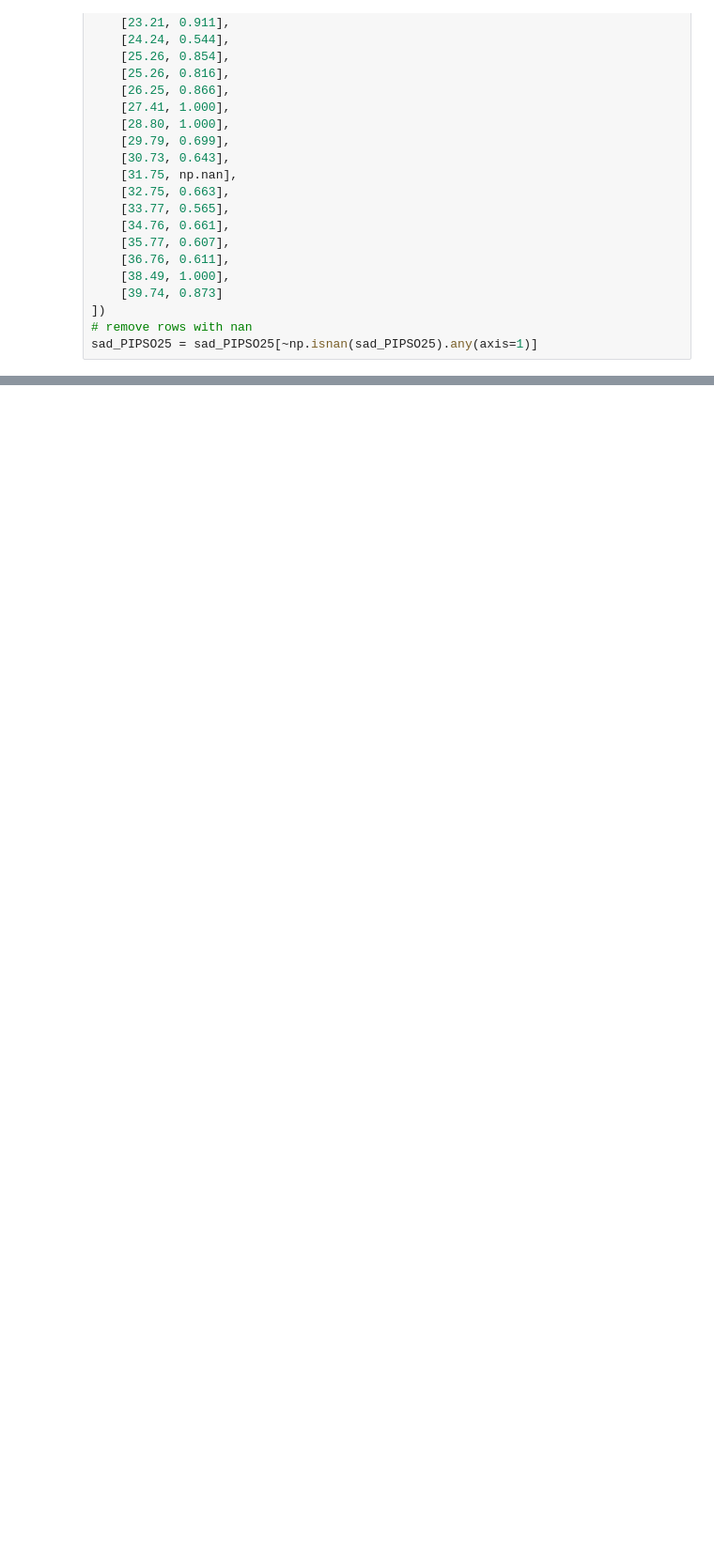
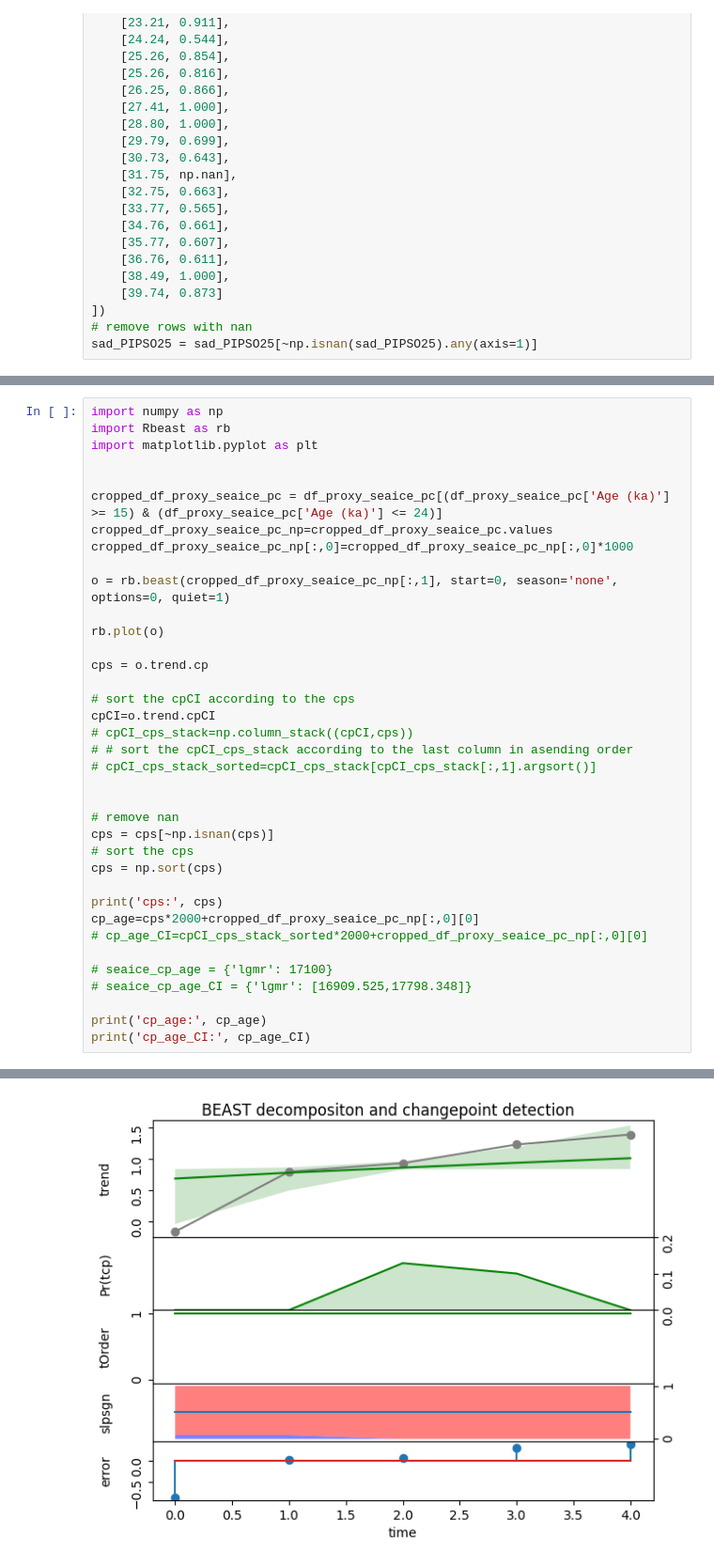
Before and after one commit to Peisong-Zheng/Last_deglaciation, a Jupyter notebook: Figure3_v12.ipynb, the cells around one changed output, grey strips where cells are left out. Shown at 94% size. Drawn from its saved outputs; the diff is of its cells as text; blank space fills up the shorter version.

```diff
--- a/Figure3_v12.ipynb
+++ b/Figure3_v12.ipynb
@@ -1068,0 +1187,38 @@ plt.show()
+# %%
+import numpy as np
+import Rbeast as rb
+import matplotlib.pyplot as plt
+
+
+cropped_df_proxy_seaice_pc = df_proxy_seaice_pc[(df_proxy_seaice_pc['Age (ka)'] >= 15) & (df_proxy_seaice_pc['Age (ka)'] <= 24)]
+cropped_df_proxy_seaice_pc_np=cropped_df_proxy_seaice_pc.values
+cropped_df_proxy_seaice_pc_np[:,0]=cropped_df_proxy_seaice_pc_np[:,0]*1000
+
+o = rb.beast(cropped_df_proxy_seaice_pc_np[:,1], start=0, season='none', options=0, quiet=1)
+
+rb.plot(o)
+
+cps = o.trend.cp
+
+# sort the cpCI according to the cps
+cpCI=o.trend.cpCI
+# cpCI_cps_stack=np.column_stack((cpCI,cps))
+# # sort the cpCI_cps_stack according to the last column in asending order
+# cpCI_cps_stack_sorted=cpCI_cps_stack[cpCI_cps_stack[:,1].argsort()]
+
+
+# remove nan
+cps = cps[~np.isnan(cps)]
+# sort the cps
+cps = np.sort(cps)
+
+print('cps:', cps)
+cp_age=cps*2000+cropped_df_proxy_seaice_pc_np[:,0][0]
+# cp_age_CI=cpCI_cps_stack_sorted*2000+cropped_df_proxy_seaice_pc_np[:,0][0]
+
+# seaice_cp_age = {'lgmr': 17100}
+# seaice_cp_age_CI = {'lgmr': [16909.525,17798.348]}
+
+print('cp_age:', cp_age)
+print('cp_age_CI:', cp_age_CI)
+# %% [output]
@@ -1068,0 +1230 @@ plt.show()
+[figure, added]
```
Also changed, not shown: parts of 10 cells of this notebook, 7 other files.
